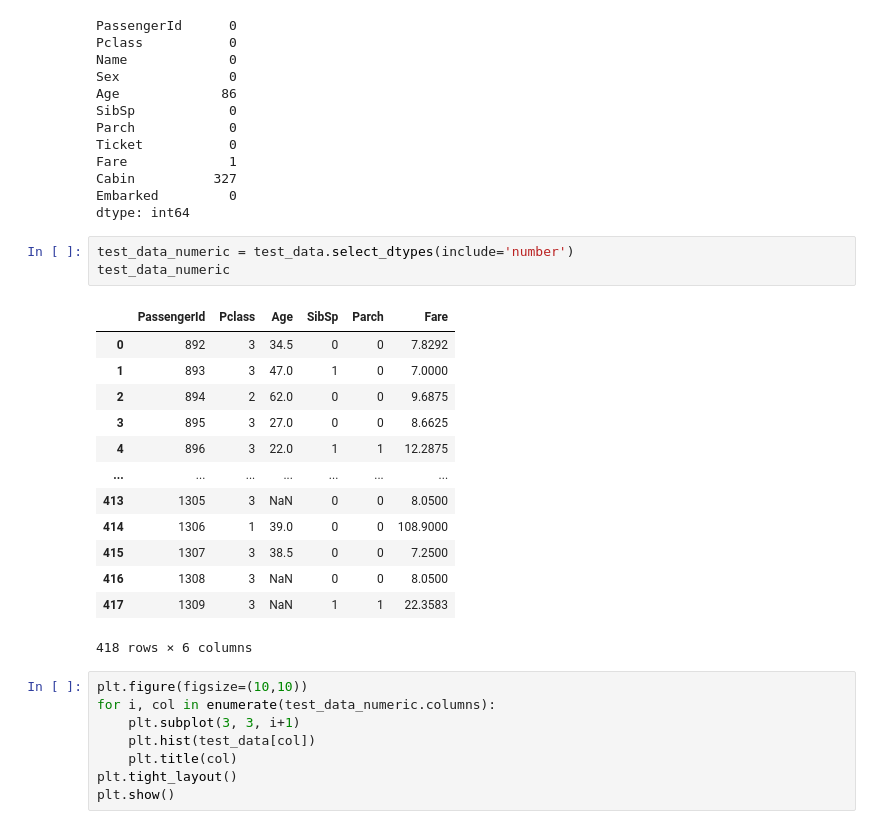
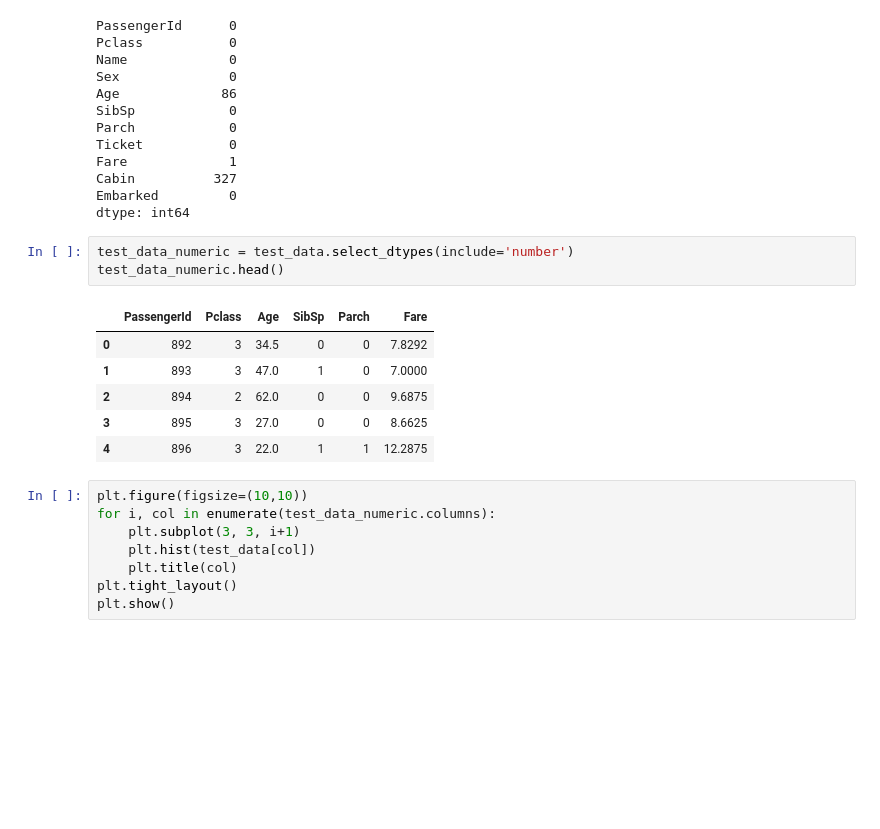
Before and after one commit to joyflorence/Data-miming-and-analytics, a Jupyter notebook: practical/Test.ipynb, the cells around one changed output. Drawn from its saved outputs; the diff is of its cells as text; blank space fills up the shorter version.

```diff
--- a/practical/Test.ipynb
+++ b/practical/Test.ipynb
@@ -30,21 +30,14 @@ Embarked         0
 dtype: int64
 # %%
 test_data_numeric = test_data.select_dtypes(include='number')
-test_data_numeric
+test_data_numeric.head()
 # %% [output]
 |  | PassengerId | Pclass | Age | SibSp | Parch | Fare |
 | 0 | 892 | 3 | 34.5 | 0 | 0 | 7.8292 |
 | 1 | 893 | 3 | 47.0 | 1 | 0 | 7.0000 |
 | 2 | 894 | 2 | 62.0 | 0 | 0 | 9.6875 |
 | 3 | 895 | 3 | 27.0 | 0 | 0 | 8.6625 |
 | 4 | 896 | 3 | 22.0 | 1 | 1 | 12.2875 |
-| ... | ... | ... | ... | ... | ... | ... |
-| 413 | 1305 | 3 | NaN | 0 | 0 | 8.0500 |
-| 414 | 1306 | 1 | 39.0 | 0 | 0 | 108.9000 |
-| 415 | 1307 | 3 | 38.5 | 0 | 0 | 7.2500 |
-| 416 | 1308 | 3 | NaN | 0 | 0 | 8.0500 |
-| 417 | 1309 | 3 | NaN | 1 | 1 | 22.3583 |
-418 rows × 6 columns
 # %%
 plt.figure(figsize=(10,10))
 for i, col in enumerate(test_data_numeric.columns):
```
Also changed, not shown: parts of 4 cells of this notebook, 3 other files.
